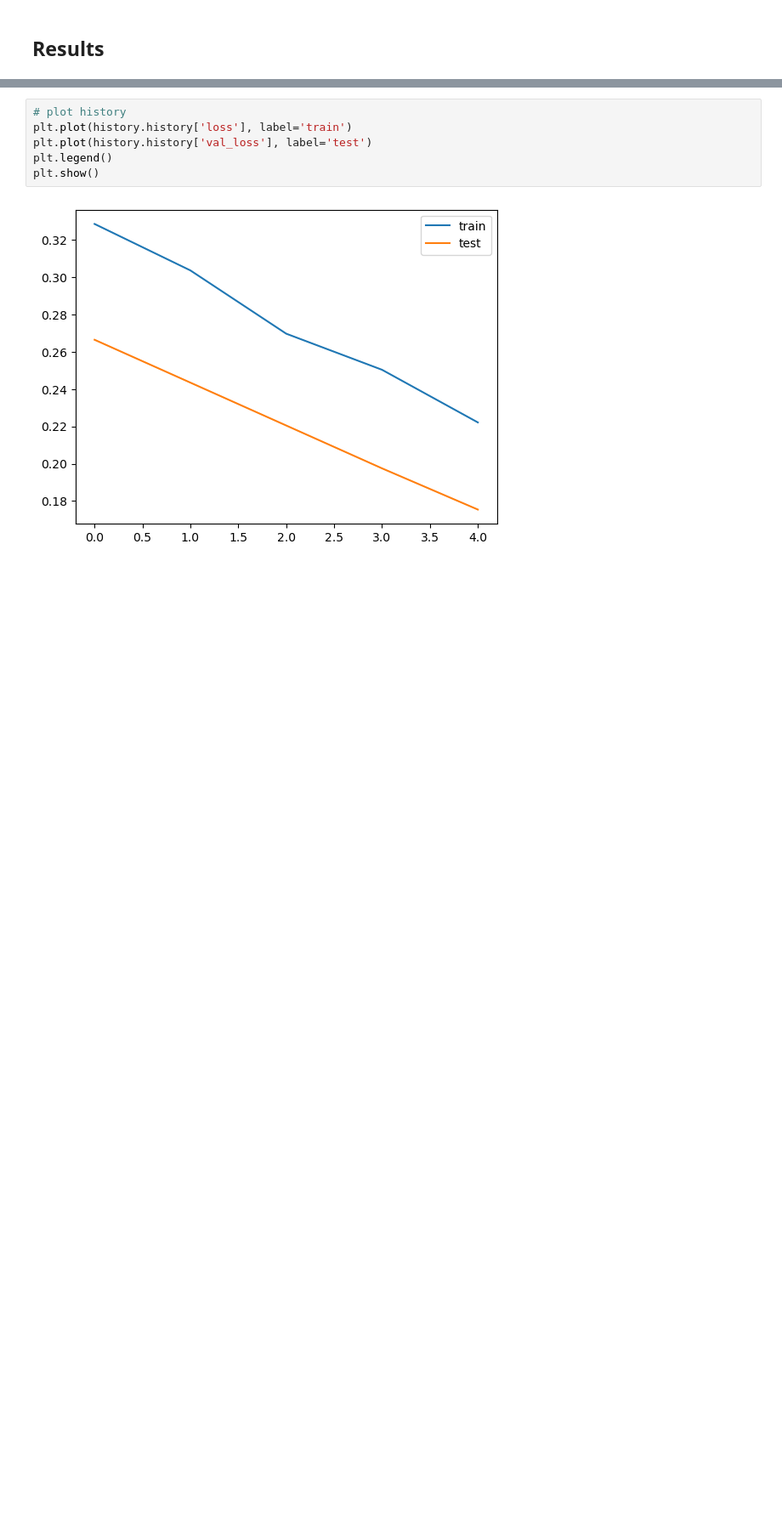
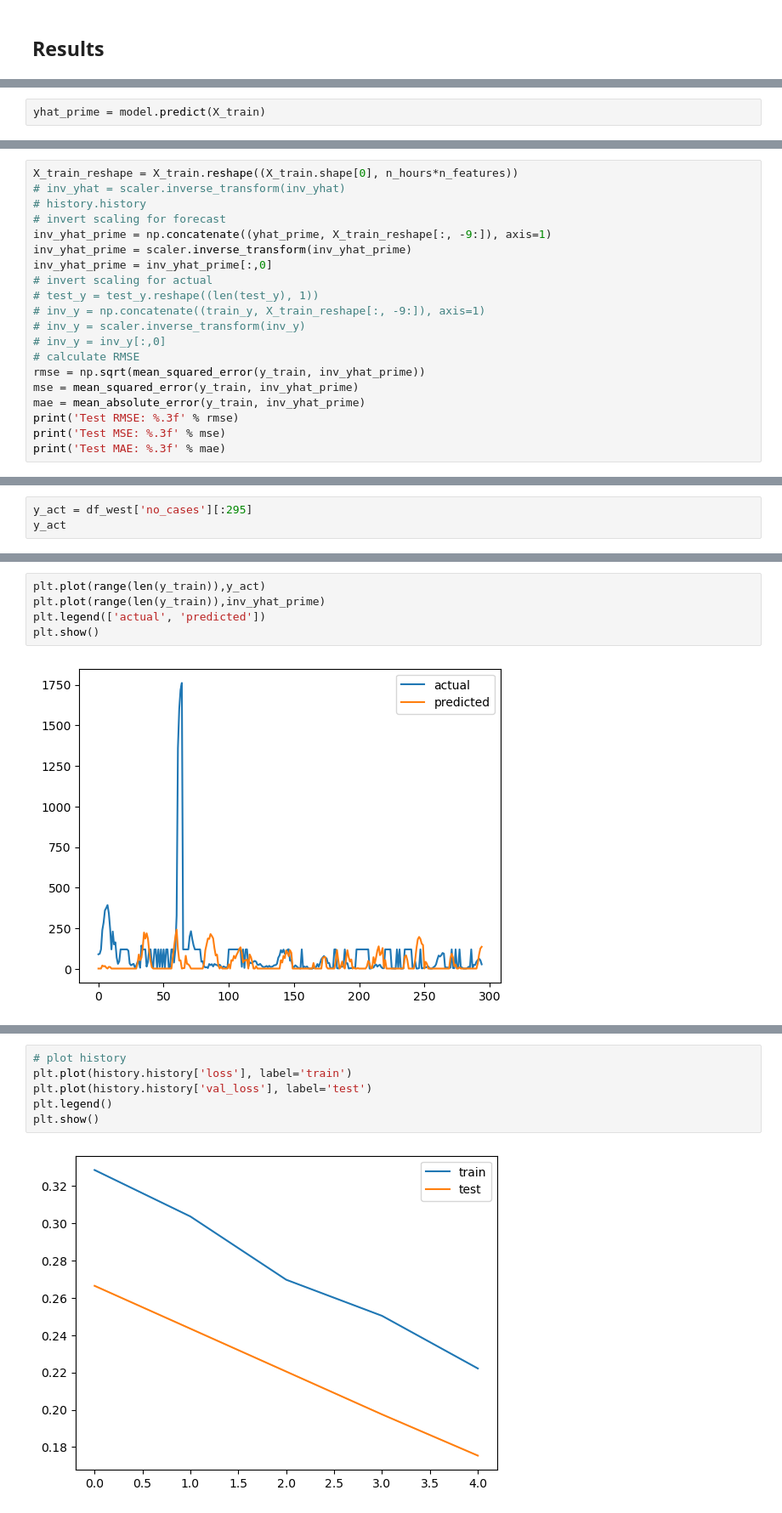
Before and after one commit to PLJX-2022/GA_project4_PredictDengueCases, a Jupyter notebook: codes/ZM_Model_LSTM.ipynb, the cells around one changed output, grey strips where cells are left out. Shown at 85% size. Drawn from its saved outputs; the diff is of its cells as text; blank space fills up the shorter version.

```diff
--- a/codes/ZM_Model_LSTM.ipynb
+++ b/codes/ZM_Model_LSTM.ipynb
@@ -521,0 +673,2 @@ scaler = joblib.load('../data/scaler.joblib')
+# %%
+yhat_prime = model.predict(X_train)
@@ -521,0 +685,20 @@ scaler = joblib.load('../data/scaler.joblib')
+# %%
+X_train_reshape = X_train.reshape((X_train.shape[0], n_hours*n_features))
+# inv_yhat = scaler.inverse_transform(inv_yhat)
+# history.history
+# invert scaling for forecast
+inv_yhat_prime = np.concatenate((yhat_prime, X_train_reshape[:, -9:]), axis=1)
+inv_yhat_prime = scaler.inverse_transform(inv_yhat_prime)
+inv_yhat_prime = inv_yhat_prime[:,0]
+# invert scaling for actual
+# test_y = test_y.reshape((len(test_y), 1))
+# inv_y = np.concatenate((train_y, X_train_reshape[:, -9:]), axis=1)
+# inv_y = scaler.inverse_transform(inv_y)
+# inv_y = inv_y[:,0]
+# calculate RMSE
+rmse = np.sqrt(mean_squared_error(y_train, inv_yhat_prime))
+mse = mean_squared_error(y_train, inv_yhat_prime)
+mae = mean_absolute_error(y_train, inv_yhat_prime)
+print('Test RMSE: %.3f' % rmse)
+print('Test MSE: %.3f' % mse)
+print('Test MAE: %.3f' % mae)
@@ -521,0 +709,3 @@ scaler = joblib.load('../data/scaler.joblib')
+# %%
+y_act = df_west['no_cases'][:295]
+y_act
@@ -521,0 +725,7 @@ scaler = joblib.load('../data/scaler.joblib')
+# %%
+plt.plot(range(len(y_train)),y_act)
+plt.plot(range(len(y_train)),inv_yhat_prime)
+plt.legend(['actual', 'predicted'])
+plt.show()
+# %% [output]
+[figure, added]
```
Also changed, not shown: parts of 53 cells of this notebook, 3 other files.
